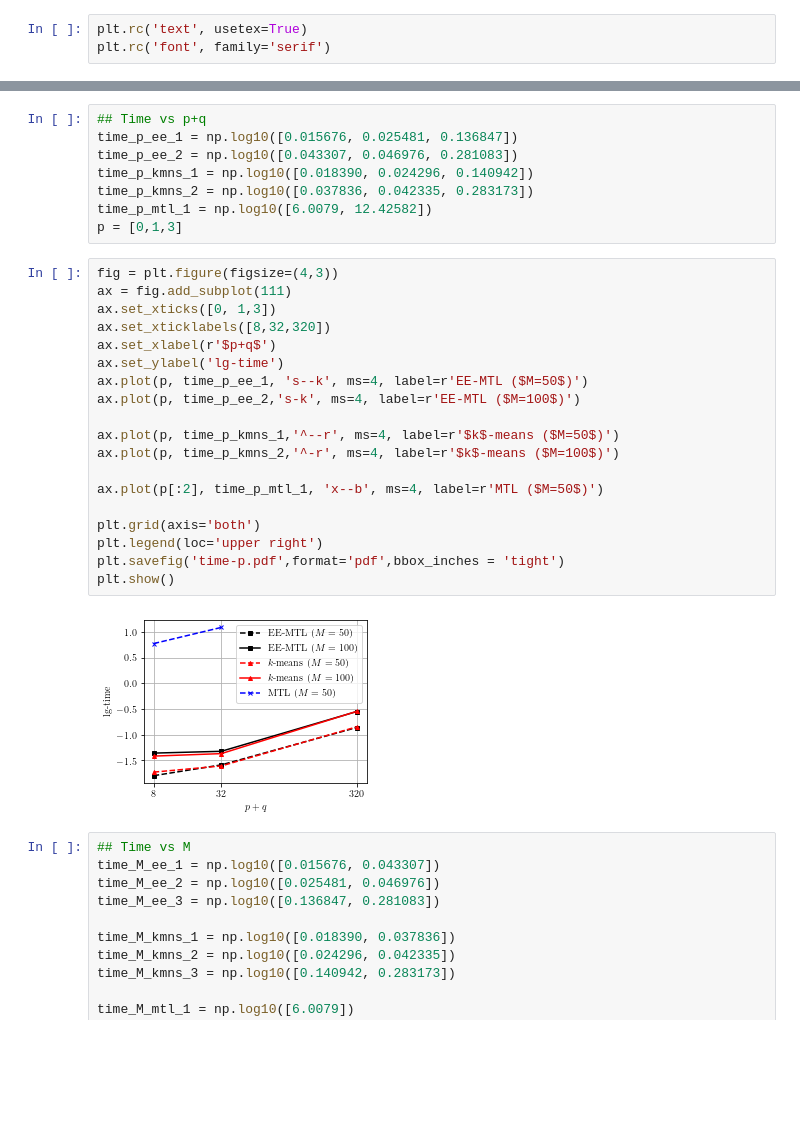
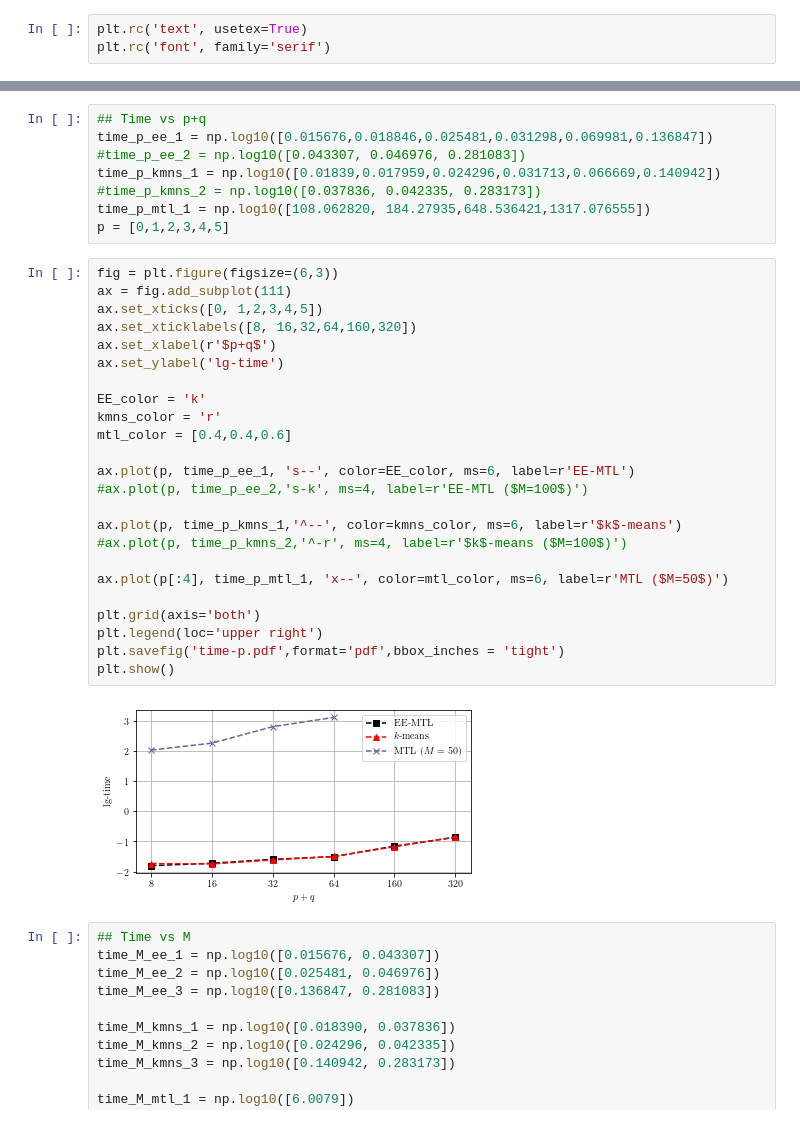
Before and after one commit to SuikaXhq/learning-machine-learning, a Jupyter notebook: source/EE-MTL/draw.ipynb, the cells around one changed output, grey strips where cells are left out. Drawn from its saved outputs; the diff is of its cells as text; blank space fills up the shorter version.

```diff
--- a/source/EE-MTL/draw.ipynb
+++ b/source/EE-MTL/draw.ipynb
@@ -32,32 +37,37 @@ plt.show()
 # %%
 ## Time vs p+q
-time_p_ee_1 = np.log10([0.015676, 0.025481, 0.136847])
-time_p_ee_2 = np.log10([0.043307, 0.046976, 0.281083])
-time_p_kmns_1 = np.log10([0.018390, 0.024296, 0.140942])
-time_p_kmns_2 = np.log10([0.037836, 0.042335, 0.283173])
-time_p_mtl_1 = np.log10([6.0079, 12.42582])
-p = [0,1,3]
+time_p_ee_1 = np.log10([0.015676,0.018846,0.025481,0.031298,0.069981,0.136847])
+#time_p_ee_2 = np.log10([0.043307, 0.046976, 0.281083])
+time_p_kmns_1 = np.log10([0.01839,0.017959,0.024296,0.031713,0.066669,0.140942])
+#time_p_kmns_2 = np.log10([0.037836, 0.042335, 0.283173])
+time_p_mtl_1 = np.log10([108.062820, 184.27935,648.536421,1317.076555])
+p = [0,1,2,3,4,5]
 # %%
-fig = plt.figure(figsize=(4,3))
+fig = plt.figure(figsize=(6,3))
 ax = fig.add_subplot(111)
-ax.set_xticks([0, 1,3])
-ax.set_xticklabels([8,32,320])
+ax.set_xticks([0, 1,2,3,4,5])
+ax.set_xticklabels([8, 16,32,64,160,320])
 ax.set_xlabel(r'$p+q$')
 ax.set_ylabel('lg-time')
-ax.plot(p, time_p_ee_1, 's--k', ms=4, label=r'EE-MTL ($M=50$)')
-ax.plot(p, time_p_ee_2,'s-k', ms=4, label=r'EE-MTL ($M=100$)')
 
-ax.plot(p, time_p_kmns_1,'^--r', ms=4, label=r'$k$-means ($M=50$)')
-ax.plot(p, time_p_kmns_2,'^-r', ms=4, label=r'$k$-means ($M=100$)')
+EE_color = 'k'
+kmns_color = 'r'
+mtl_color = [0.4,0.4,0.6]
 
-ax.plot(p[:2], time_p_mtl_1, 'x--b', ms=4, label=r'MTL ($M=50$)')
+ax.plot(p, time_p_ee_1, 's--', color=EE_color, ms=6, label=r'EE-MTL')
+#ax.plot(p, time_p_ee_2,'s-k', ms=4, label=r'EE-MTL ($M=100$)')
+
+ax.plot(p, time_p_kmns_1,'^--', color=kmns_color, ms=6, label=r'$k$-means')
+#ax.plot(p, time_p_kmns_2,'^-r', ms=4, label=r'$k$-means ($M=100$)')
+
+ax.plot(p[:4], time_p_mtl_1, 'x--', color=mtl_color, ms=6, label=r'MTL ($M=50$)')
 
 plt.grid(axis='both')
 plt.legend(loc='upper right')
 plt.savefig('time-p.pdf',format='pdf',bbox_inches = 'tight')
 plt.show()
 # %% [output]
-[figure, old version]
+[figure, new version]
 # %%
 ## Time vs M
 time_M_ee_1 = np.log10([0.015676, 0.043307])
```
Also changed, not shown: parts of 3 cells of this notebook, 1 other file.
